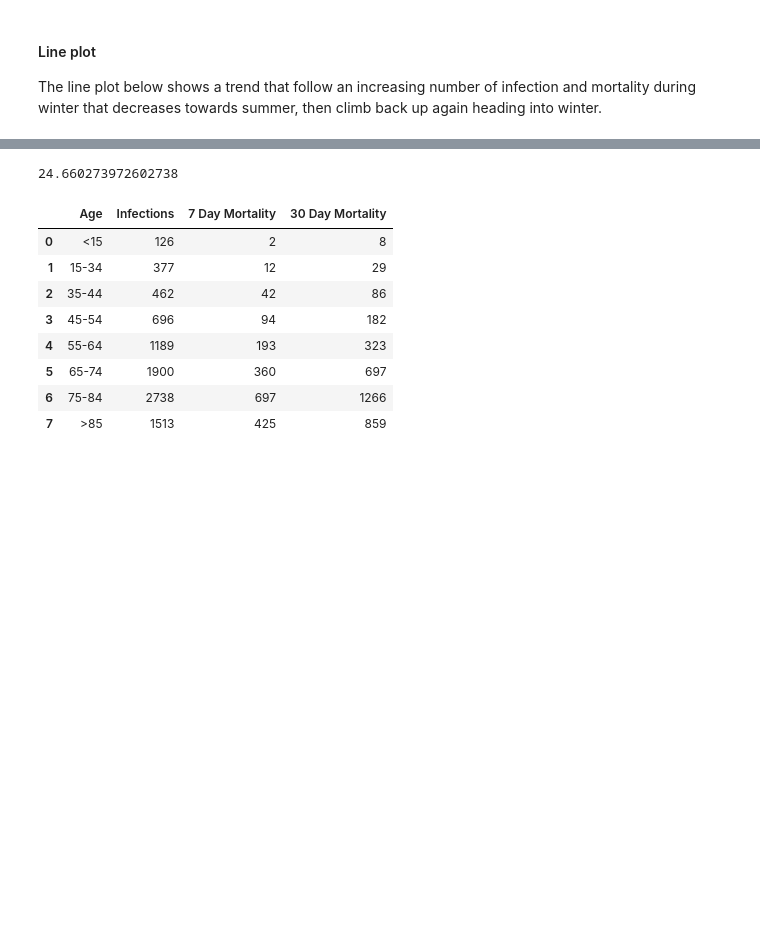
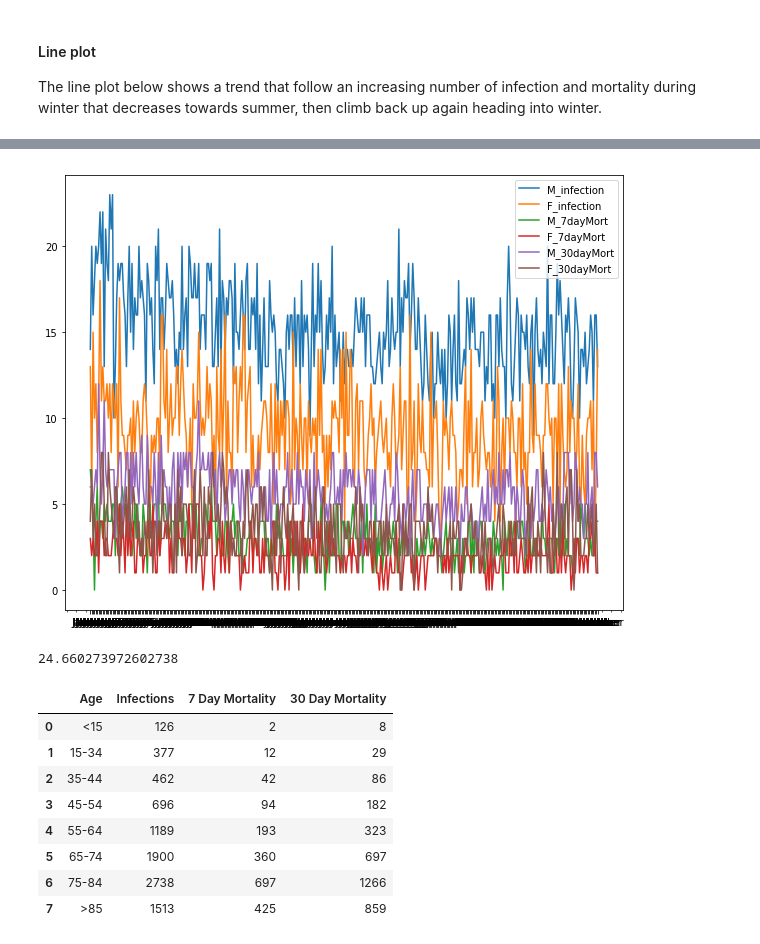
Before and after one commit to NurseQ/Simulation-Project-for-Programming-for-Data-Analysis-, a Jupyter notebook: Simulation Project.ipynb, the cells around one changed output, grey strips where cells are left out. Cells and saved outputs as stored; diff of their text form; code cells hidden in the pictures; blank space fills up the shorter version.

```diff
--- a/Simulation Project.ipynb
+++ b/Simulation Project.ipynb
@@ -348,3 +367,12 @@ sns.lmplot(x='M_infection', y = 'F_infection', data = year)
+# %%
+# Line plot
+ax = oneYear.plot()
+ax.set_xticks(oneYear.index)
+ax.set_xticklabels(oneYear.month)
+
+ax = plt.rcParams['figure.figsize'] = (10, 8)
+# %% [output]
+[figure, added]
 # %%
 # total monthly infection / days in a year = average daily infection
 9001/365
```
Also changed, not shown: parts of 23 cells of this notebook.
